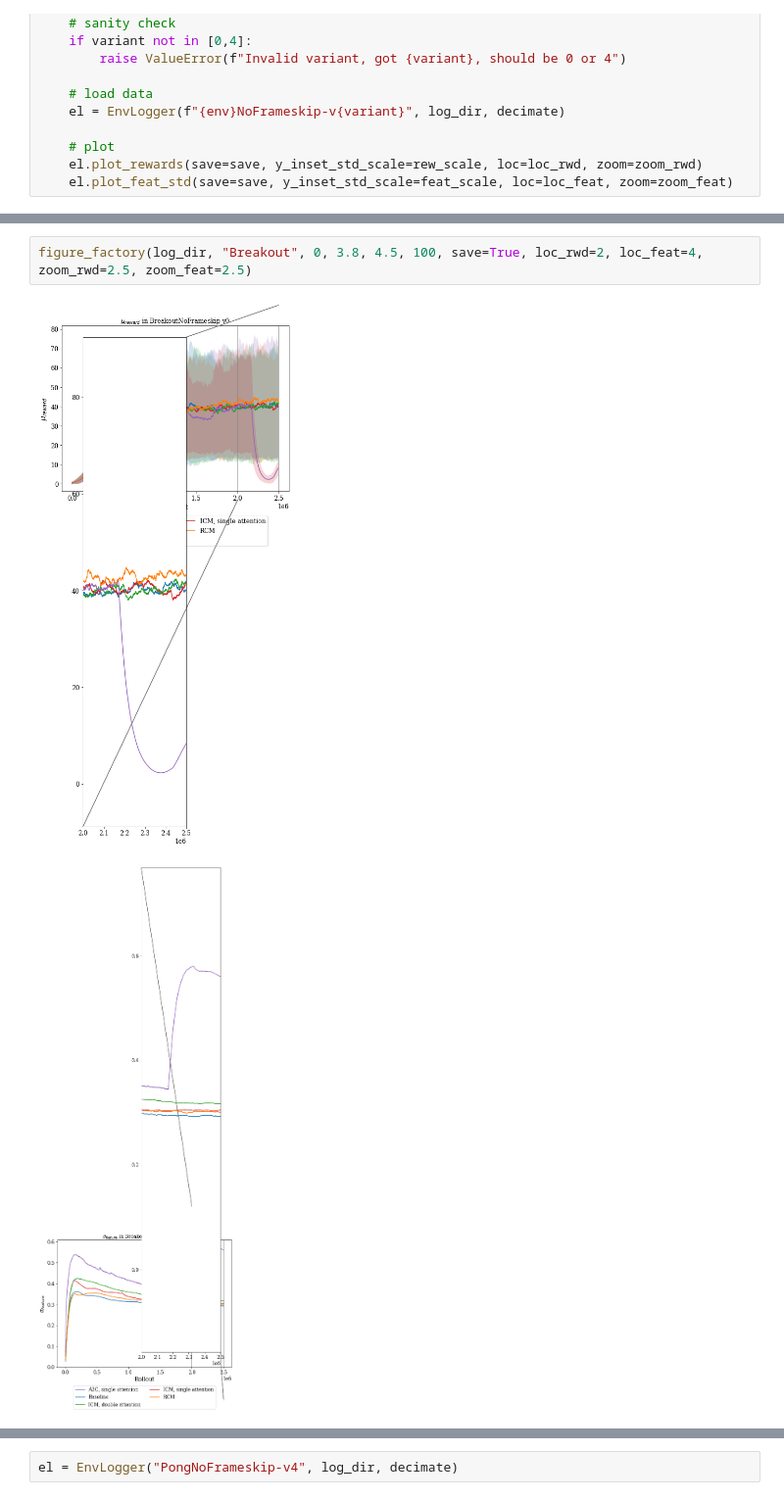
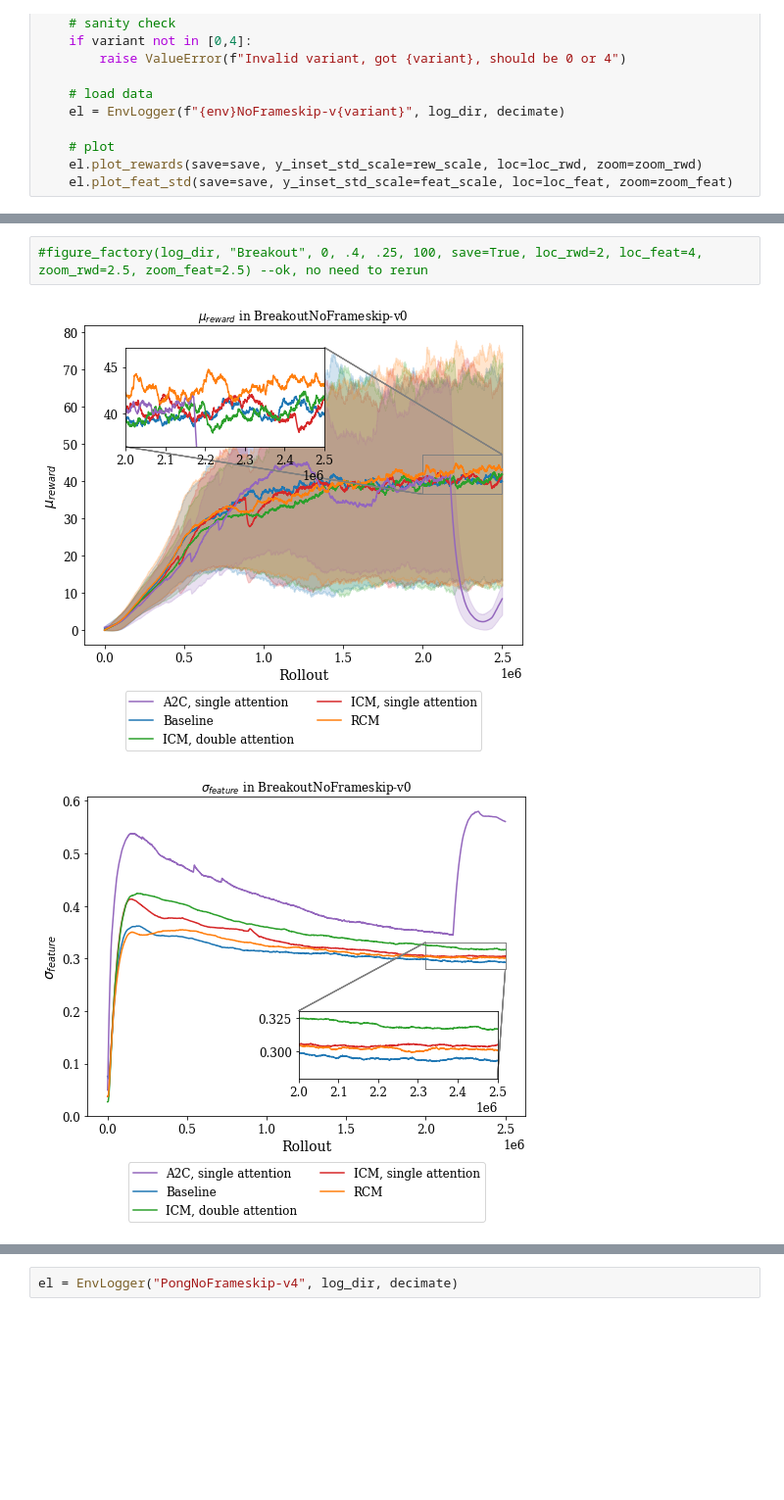
Before and after one commit to rpatrik96/AttA2C, a Jupyter notebook: jupyter/analysis.ipynb, the cells around one changed output, grey strips where cells are left out. Shown at 98% size. Cells and saved outputs as stored; diff of their text form; blank space fills up the shorter version.

```diff
--- a/jupyter/analysis.ipynb
+++ b/jupyter/analysis.ipynb
@@ -45,6 +45,6 @@ figure_factory(log_dir, "Pong", 0, .75, .5, 100, save=True, loc_rwd=4, loc_feat=
 # %%
-figure_factory(log_dir, "Breakout", 0, 3.8, 4.5, 100, save=True, loc_rwd=2, loc_feat=4, zoom_rwd=2.5, zoom_feat=2.5)
+#figure_factory(log_dir, "Breakout", 0, .4, .25, 100, save=True, loc_rwd=2, loc_feat=4, zoom_rwd=2.5, zoom_feat=2.5) --ok, no need to rerun
 # %% [output]
-[figure, old version]
+[figure, new version]
-[figure, old version]
+[figure, new version]
 # %%
```
Also changed, not shown: parts of 5 cells of this notebook, 5 other files.
